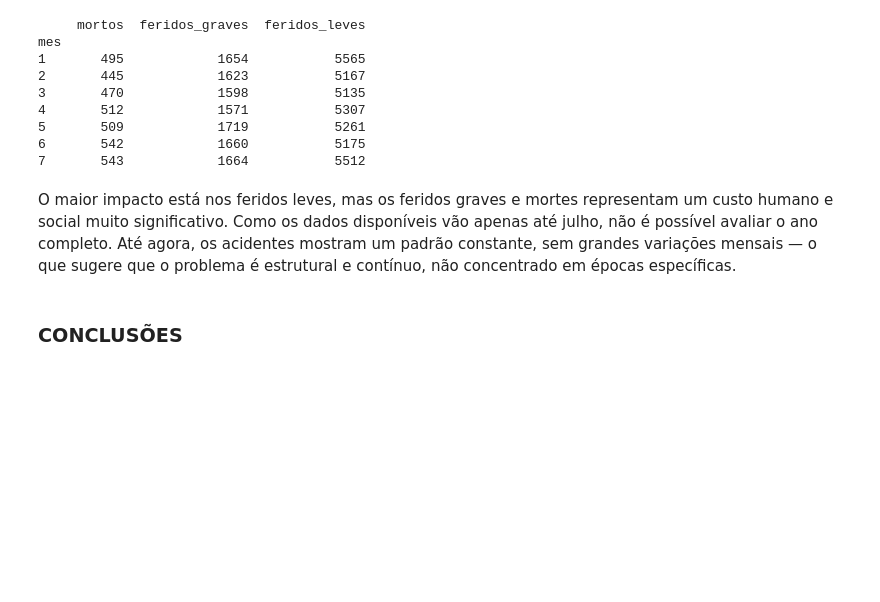
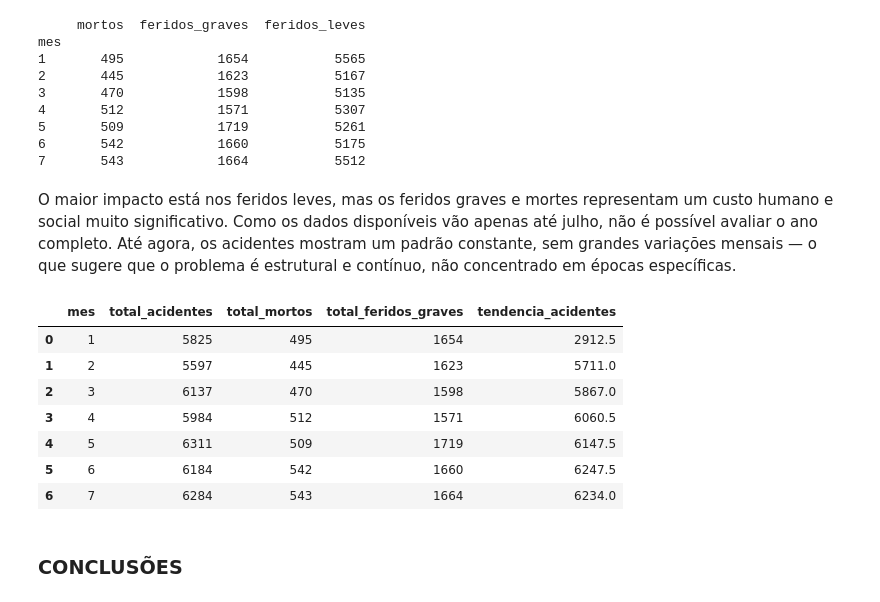
Before and after one commit to CristianeSMarques/Projeto-Final---Grupo-3---Cinthia-Cristiane-e-Douglas, a Jupyter notebook: Projeto.ipynb, the cells around one changed output. Cells and saved outputs as stored; diff of their text form; code cells hidden in the pictures; blank space fills up the shorter version.

Commit message:
feat: adiciona calculo de sazonalidade mensal e media movel com numpy

```diff
--- a/Projeto.ipynb
+++ b/Projeto.ipynb
@@ -771,6 +773,26 @@ mes
 O maior impacto está nos feridos leves, mas os feridos graves e mortes representam um custo humano e social muito significativo.
 Como os dados disponíveis vão apenas até julho, não é possível avaliar o ano completo.
 Até agora, os acidentes mostram um padrão constante, sem grandes variações mensais — o que sugere que o problema é estrutural e contínuo, não concentrado em épocas específicas.
+# %%
+# Agrupamento mensal e cálculo de tendência com NumPy
+mensal = tabela.groupby('mes').agg(
+    total_acidentes=('id', 'count'),
+    total_mortos=('mortos', 'sum'),
+    total_feridos_graves=('feridos_graves', 'sum')
+).reset_index()
+
+# Aplicação de NumPy para calcular a média móvel de tendência
+mensal['tendencia_acidentes'] = np.convolve(mensal['total_acidentes'], np.ones(2)/2, mode='same')
+display(mensal)
+# %% [output]
+|  | mes | total_acidentes | total_mortos | total_feridos_graves | tendencia_acidentes |
+| 0 | 1 | 5825 | 495 | 1654 | 2912.5 |
+| 1 | 2 | 5597 | 445 | 1623 | 5711.0 |
+| 2 | 3 | 6137 | 470 | 1598 | 5867.0 |
+| 3 | 4 | 5984 | 512 | 1571 | 6060.5 |
+| 4 | 5 | 6311 | 509 | 1719 | 6147.5 |
+| 5 | 6 | 6184 | 542 | 1660 | 6247.5 |
+| 6 | 7 | 6284 | 543 | 1664 | 6234.0 |
 # %% [markdown]
 ### CONCLUSÕES
 # %% [markdown]
```
Also changed, not shown: parts of 1 cell of this notebook.
